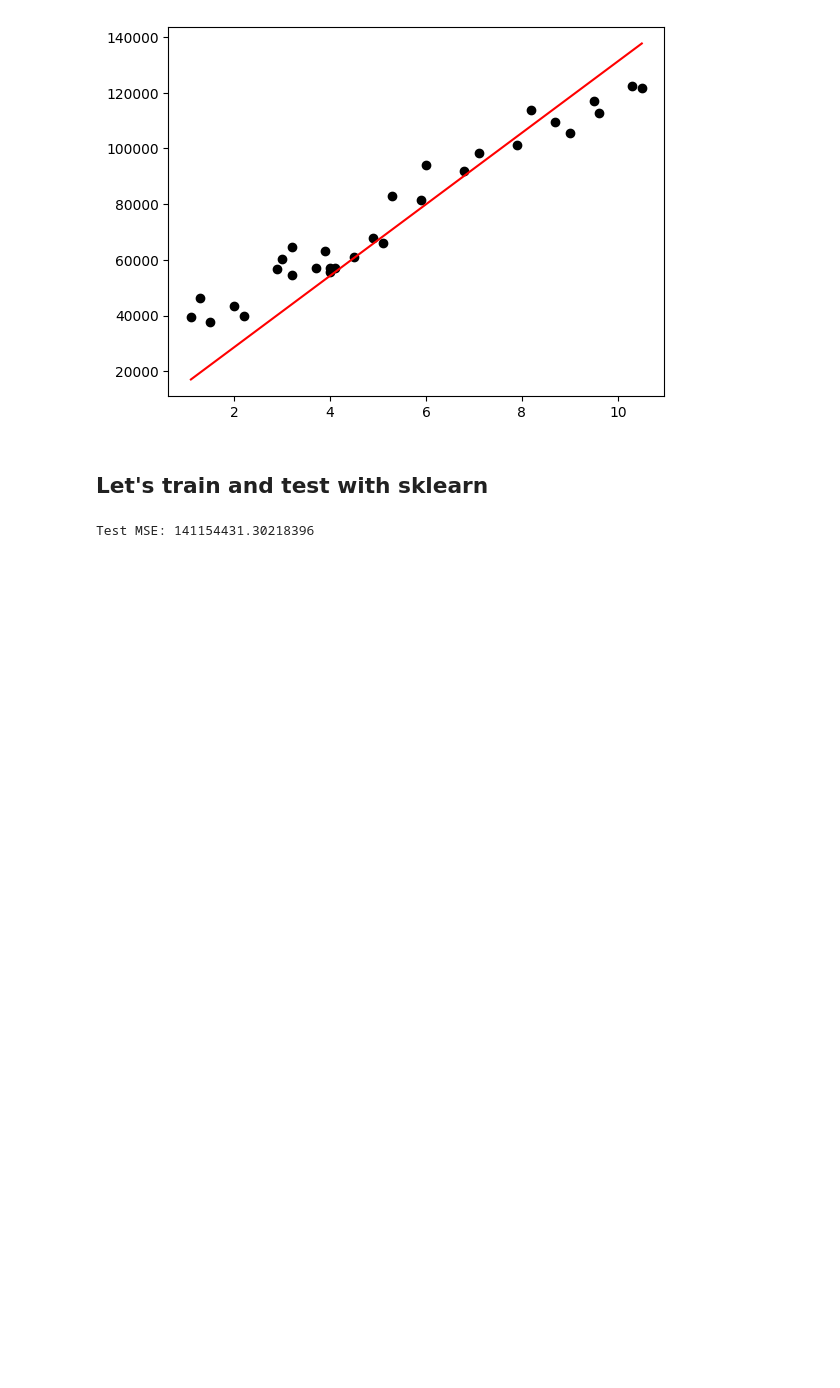
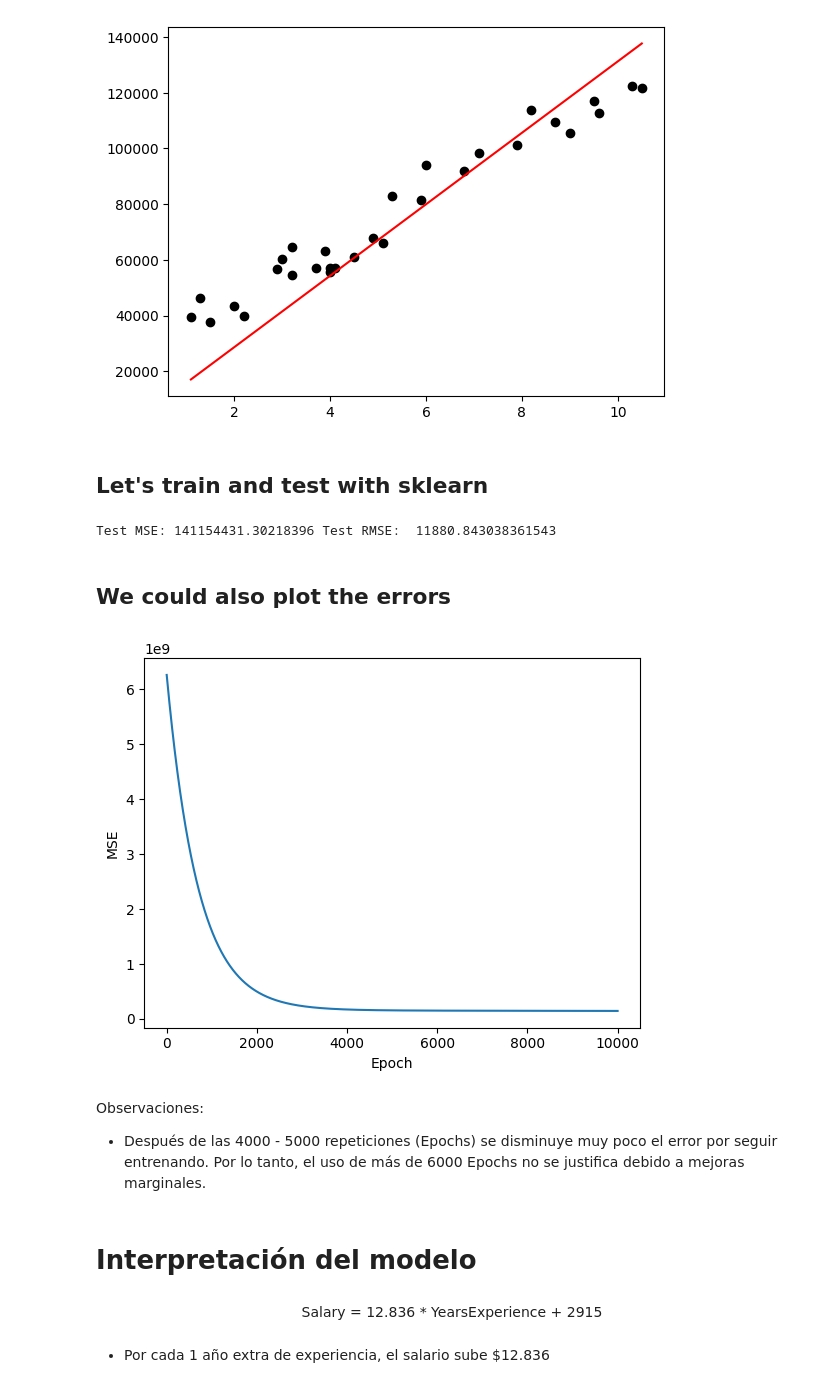
Before and after one commit to Vierinsky/linear-regression-from-scratch, a Jupyter notebook: linear_regression.ipynb, the cells around one changed output. Cells and saved outputs as stored; diff of their text form; code cells hidden in the pictures; blank space fills up the shorter version.

Commit message:
Got to a satisfactory result usign gradient descent

```diff
--- a/linear_regression.ipynb
+++ b/linear_regression.ipynb
@@ -133,6 +137,32 @@ for _ in range(epochs):
     m, b = gradient_descent(m, b, train_df, L)
 
 test_error = mse(m, b, test_df)
-print("Test MSE:", test_error)
+print("Test MSE:", test_error, "- Test RMSE: ", np.sqrt(test_error))
 # %% [output]
-Test MSE: 141154431.30218396
+Test MSE: 141154431.30218396 Test RMSE:  11880.843038361543
+# %% [markdown]
+## We could also plot the errors
+# %%
+errors = []
+
+m, b = 0, 0
+for i in range(epochs):
+    m, b = gradient_descent(m, b, train_df, L)
+    errors.append(mse(m, b, train_df))
+
+plt.plot(errors)
+plt.xlabel("Epoch")
+plt.ylabel("MSE")
+plt.show()
+# %% [output]
+[figure, added]
+# %% [markdown]
+Observaciones:
+
+- Después de las 4000 - 5000 repeticiones (Epochs) se disminuye muy poco el error por seguir entrenando. Por lo tanto, el uso de más de 6000 Epochs no se justifica debido a mejoras marginales.
+# %% [markdown]
+# Interpretación del modelo
+# %% [markdown]
+<p style="text-align: center;">Salary = 12.836 * YearsExperience + 2915</p>
+# %% [markdown]
+- Por cada 1 año extra de experiencia, el salario sube $12.836
```
Also changed, not shown: parts of 4 cells of this notebook.
